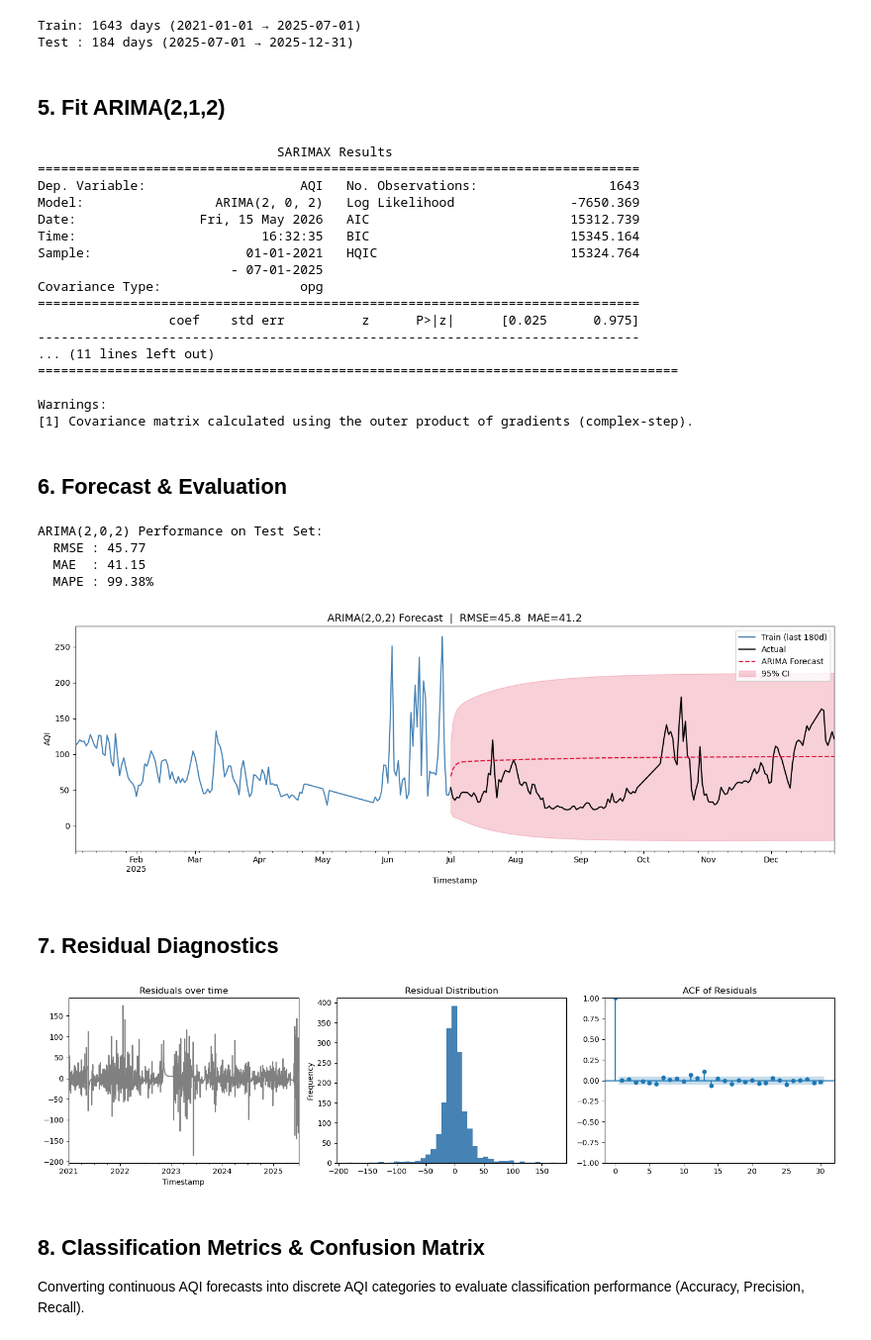
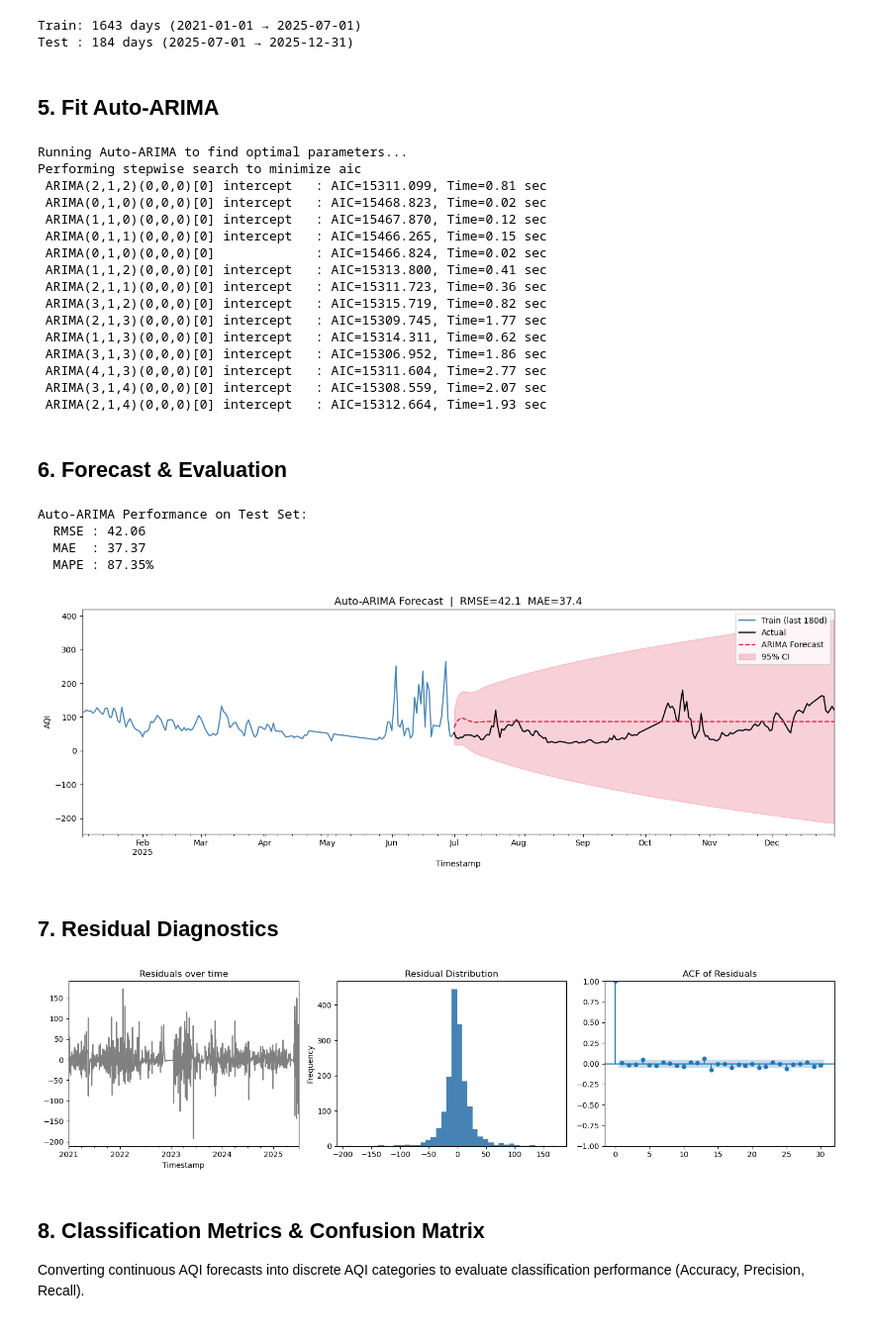
Before and after one commit to ashishota/aqi_project, a Jupyter notebook: ARIMA/01_ARIMA_AQI_Colaba.ipynb, the cells around one changed output. Shown at 99% size. Cells and saved outputs as stored; diff of their text form; code cells hidden in the pictures.

Commit message:
feat: add ARIMA time-series analysis notebooks and associated saved models and plots

```diff
--- a/ARIMA/01_ARIMA_AQI_Colaba.ipynb
+++ b/ARIMA/01_ARIMA_AQI_Colaba.ipynb
@@ -122,29 +122,33 @@ print(f'Test : {len(test)} days ({test.index[0].date()} → {test.index[-1].date
 Train: 1643 days (2021-01-01 → 2025-07-01)
 Test : 184 days (2025-07-01 → 2025-12-31)
 # %% [markdown]
-## 5. Fit ARIMA(2,1,2)
+## 5. Fit Auto-ARIMA
 # %%
-model = ARIMA(train, order=(2, 0, 2))
+import pmdarima as pm
+print('Running Auto-ARIMA to find optimal parameters...')
+auto_model = pm.auto_arima(train, seasonal=False, stepwise=True, suppress_warnings=True, trace=True)
+print(f'Optimal ARIMA order: {auto_model.order}')
+
+model = ARIMA(train, order=auto_model.order)
 fit   = model.fit()
 print(fit.summary())
 # %% [output]
-                               SARIMAX Results
-==============================================================================
-Dep. Variable:                    AQI   No. Observations:                 1643
-Model:                 ARIMA(2, 0, 2)   Log Likelihood               -7650.369
-Date:                Fri, 15 May 2026   AIC                          15312.739
-Time:                        16:32:35   BIC                          15345.164
-Sample:                    01-01-2021   HQIC                         15324.764
-                         - 07-01-2025
-Covariance Type:                  opg
-==============================================================================
-                 coef    std err          z      P>|z|      [0.025      0.975]
-------------------------------------------------------------------------------
-... (11 lines left out)
-===================================================================================
-
-Warnings:
-[1] Covariance matrix calculated using the outer product of gradients (complex-step).
+Running Auto-ARIMA to find optimal parameters...
+Performing stepwise search to minimize aic
+ ARIMA(2,1,2)(0,0,0)[0] intercept   : AIC=15311.099, Time=0.81 sec
+ ARIMA(0,1,0)(0,0,0)[0] intercept   : AIC=15468.823, Time=0.02 sec
+ ARIMA(1,1,0)(0,0,0)[0] intercept   : AIC=15467.870, Time=0.12 sec
+ ARIMA(0,1,1)(0,0,0)[0] intercept   : AIC=15466.265, Time=0.15 sec
+ ARIMA(0,1,0)(0,0,0)[0]             : AIC=15466.824, Time=0.02 sec
+ ARIMA(1,1,2)(0,0,0)[0] intercept   : AIC=15313.800, Time=0.41 sec
+ ARIMA(2,1,1)(0,0,0)[0] intercept   : AIC=15311.723, Time=0.36 sec
+ ARIMA(3,1,2)(0,0,0)[0] intercept   : AIC=15315.719, Time=0.82 sec
+ ARIMA(2,1,3)(0,0,0)[0] intercept   : AIC=15309.745, Time=1.77 sec
+ ARIMA(1,1,3)(0,0,0)[0] intercept   : AIC=15314.311, Time=0.62 sec
+ ARIMA(3,1,3)(0,0,0)[0] intercept   : AIC=15306.952, Time=1.86 sec
+ ARIMA(4,1,3)(0,0,0)[0] intercept   : AIC=15311.604, Time=2.77 sec
+ ARIMA(3,1,4)(0,0,0)[0] intercept   : AIC=15308.559, Time=2.07 sec
+ ARIMA(2,1,4)(0,0,0)[0] intercept   : AIC=15312.664, Time=1.93 sec
 # %% [markdown]
 ## 6. Forecast & Evaluation
 # %%
@@ -156,36 +160,36 @@ mae  = mean_absolute_error(test, forecast)
 mask = test.values != 0
 mape = np.mean(np.abs((test.values[mask] - forecast.values[mask]) / test.values[mask])) * 100
 
-print(f'ARIMA(2,0,2) Performance on Test Set:')
+print(f'Auto-ARIMA Performance on Test Set:')
 print(f'  RMSE : {rmse:.2f}')
 print(f'  MAE  : {mae:.2f}')
 print(f'  MAPE : {mape:.2f}%')
 # %% [output]
-ARIMA(2,0,2) Performance on Test Set:
-  RMSE : 45.77
-  MAE  : 41.15
-  MAPE : 99.38%
+Auto-ARIMA Performance on Test Set:
+  RMSE : 42.06
+  MAE  : 37.37
+  MAPE : 87.35%
 # %%
 # Confidence interval forecast
 pred_ci = fit.get_forecast(steps=len(test))
 ci = pred_ci.conf_int()
 ci.index = test.index
 
 fig, ax = plt.subplots(figsize=(14, 5))
 train[-180:].plot(ax=ax, label='Train (last 180d)', color='steelblue')
 test.plot(ax=ax, label='Actual', color='black', linewidth=1.5)
 forecast.plot(ax=ax, label='ARIMA Forecast', color='crimson', linestyle='--')
 ax.fill_between(ci.index, ci.iloc[:, 0], ci.iloc[:, 1], alpha=0.2, color='crimson', label='95% CI')
-ax.set_title(f'ARIMA(2,0,2) Forecast  |  RMSE={rmse:.1f}  MAE={mae:.1f}', fontsize=13)
+ax.set_title(f'Auto-ARIMA Forecast  |  RMSE={rmse:.1f}  MAE={mae:.1f}', fontsize=13)
 ax.set_ylabel('AQI')
 ax.legend()
 plt.tight_layout()
 import os
 os.makedirs('images', exist_ok=True)
 plt.savefig('images/arima_forecast_Colaba.png', dpi=150)
 plt.show()
 # %% [output]
-[figure, old version]
+[figure, new version]
 # %% [markdown]
 ## 7. Residual Diagnostics
 # %%
@@ -200,7 +204,7 @@ os.makedirs('images', exist_ok=True)
 plt.savefig('images/arima_residuals_Colaba.png', dpi=150)
 plt.show()
 # %% [output]
-[figure, old version]
+[figure, new version]
 # %% [markdown]
 ## 8. Classification Metrics & Confusion Matrix
 Converting continuous AQI forecasts into discrete AQI categories to evaluate classification performance (Accuracy, Precision, Recall).
```
Also changed, not shown: 12 other files.
